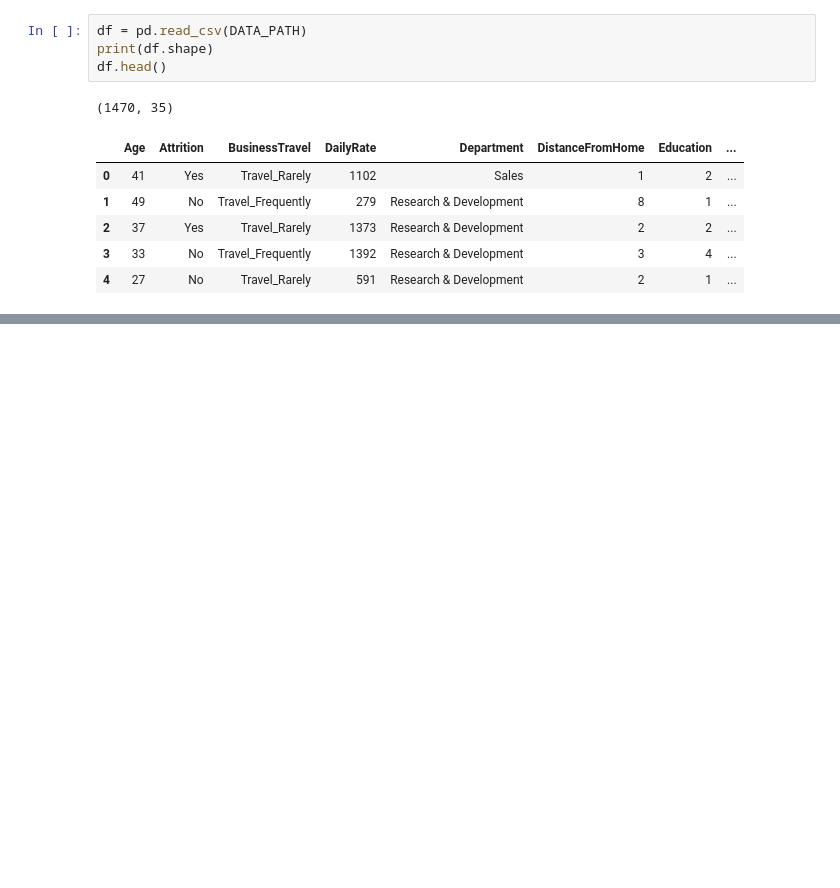
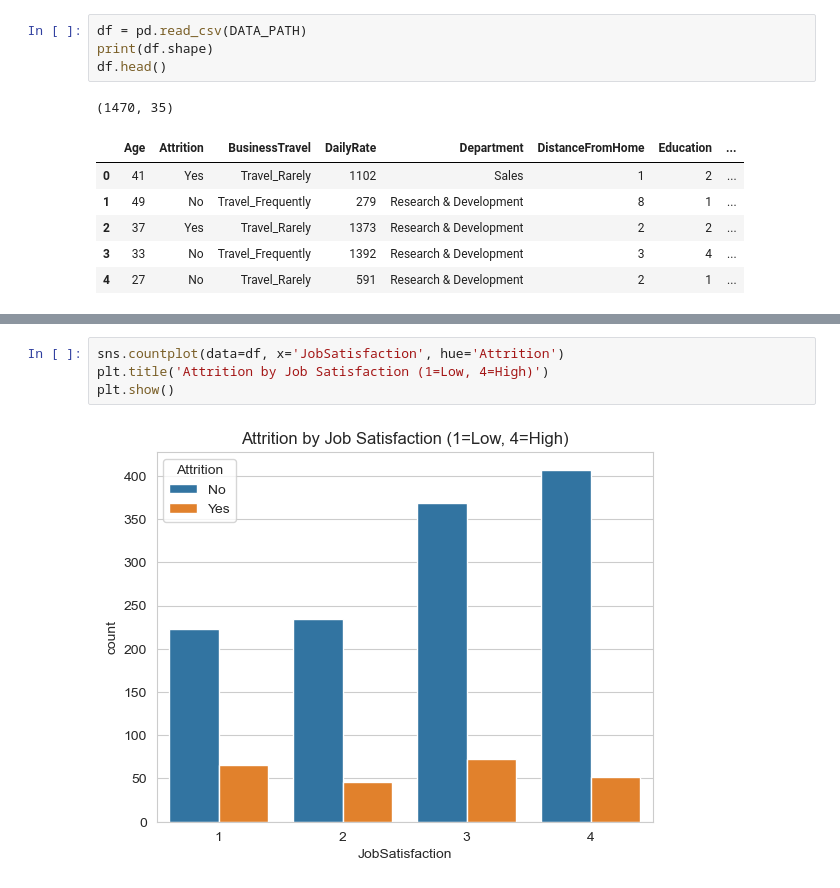
Before and after one commit to amanojhareal/Attrition-predicter, a Jupyter notebook: notebooks/01_eda.ipynb, the cells around one changed output, grey strips where cells are left out. Cells and saved outputs as stored; diff of their text form; blank space fills up the shorter version.

```diff
--- a/notebooks/01_eda.ipynb
+++ b/notebooks/01_eda.ipynb
@@ -23,0 +187,6 @@ df.head()
+# %%
+sns.countplot(data=df, x='JobSatisfaction', hue='Attrition')
+plt.title('Attrition by Job Satisfaction (1=Low, 4=High)')
+plt.show()
+# %% [output]
+[figure, added]
```
Also changed, not shown: parts of 18 cells of this notebook.
